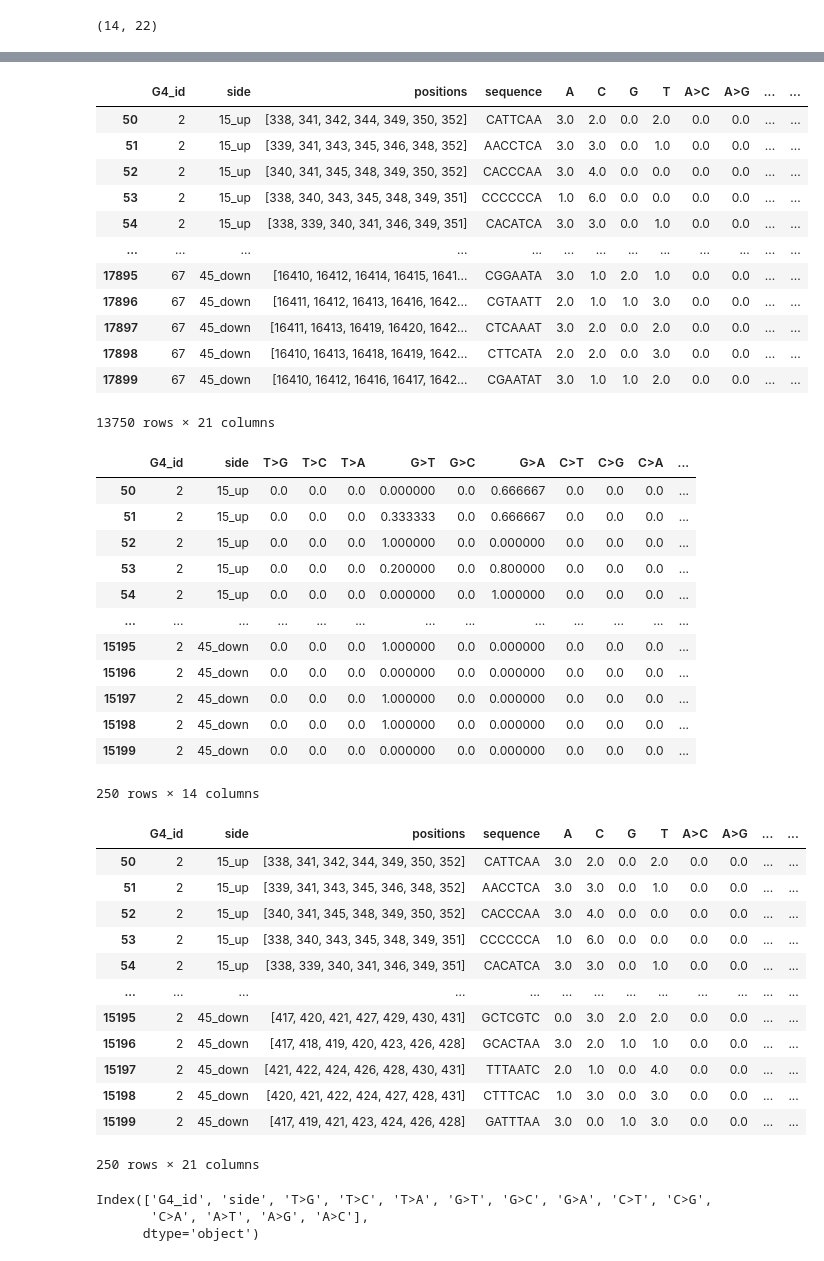
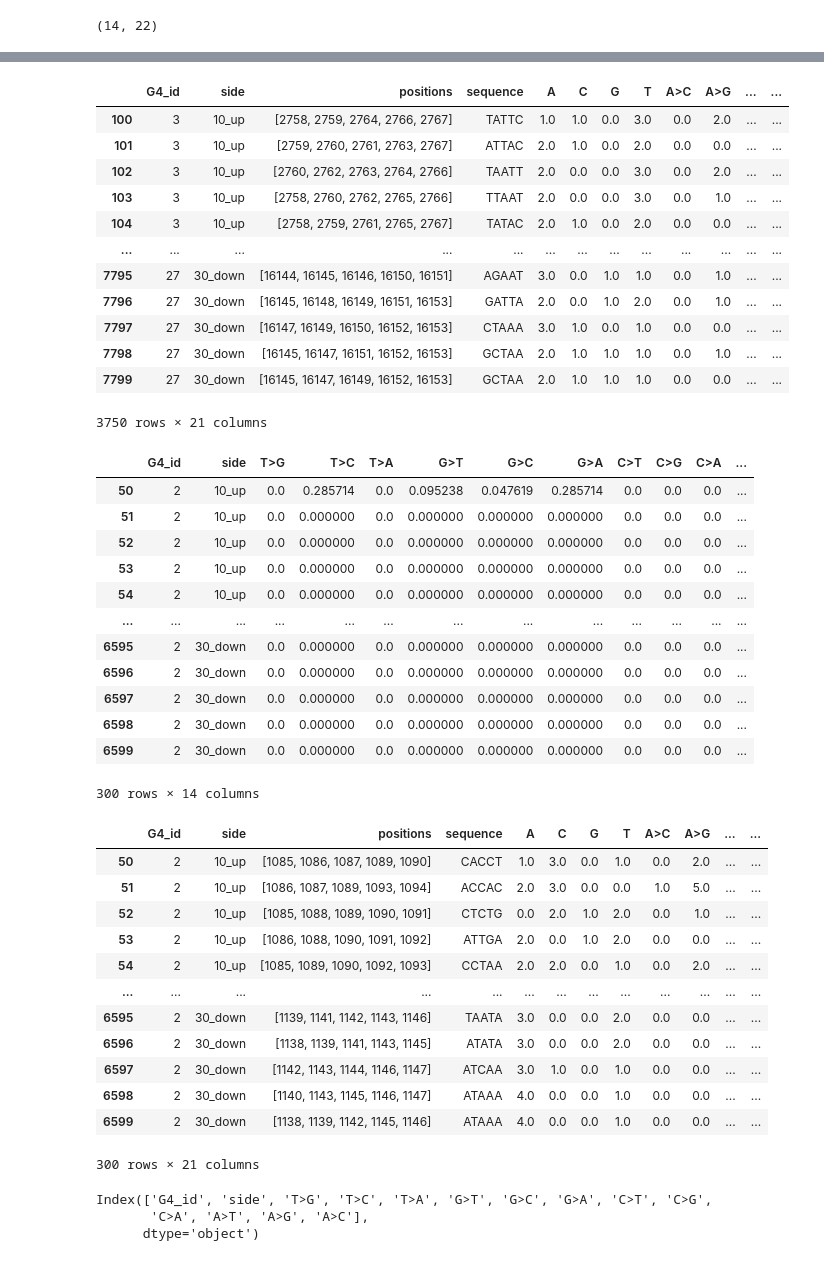
Before and after one commit to mitoclub/G4MutSpec, a Jupyter notebook: notebooks/mus_analysis_pqs_category.ipynb, the cells around one changed output, grey strips where cells are left out. Saved outputs shown, nothing was run; the diff lists cells and outputs as text; code cells hidden in the pictures.

```diff
--- a/notebooks/mus_analysis_pqs_category.ipynb
+++ b/notebooks/mus_analysis_pqs_category.ipynb
@@ -298,31 +305,31 @@ def collect_mut_cancer(df_cancers:pd.DataFrame, df_win:pd.DataFrame, regime:str)
 # %%
-all_sample_loops = sampling_data(df_loop_cancer[df_loop_cancer['sequence'].apply(lambda x: len(x)) >= 10],
+all_sample_loops = sampling_data(df_loop_mut_mus[df_loop_mut_mus['sequence'].apply(lambda x: len(x)) >= 10],
                                   sample_size=50, frac=0.5, mode='loops')
 # %%
 # pd.DataFrame(data=all_sample_loops)[:52]
 # %%
-df_sample_loops = collect_mut_cancer(df_cancers, make_sampling_df(all_sample_loops), regime='1col')
+df_sample_loops = collect_mut(df, make_sampling_df(all_sample_loops), regime='1col')
 # %%
-all_sample_data = sampling_data(df_15_col_cancer[['G4_id', 'side', 'window_start', 'window_end']],
+all_sample_data = sampling_data(df_10_col_mut[['G4_id', 'side', 'window_start', 'window_end']],
                                 sample_size=50, frac=0.5, mode='around')
 # %%
-df_sample_15 = collect_mut_cancer(df_cancers, make_sampling_df(all_sample_data), regime='1col')
+df_sample_10 = collect_mut(df, make_sampling_df(all_sample_data), regime='1col')
 # %%
-df_sample_15[df_sample_15['G4_id'].isin(df_sample_loops['G4_id'].unique())]
+df_sample_10[df_sample_10['G4_id'].isin(df_sample_loops['G4_id'].unique())]
 # %% [output]
 |  | G4_id | side | positions | sequence | A | C | G | T | A>C | A>G | ... | ... |
-| 50 | 2 | 15_up | [338, 341, 342, 344, 349, 350, 352] | CATTCAA | 3.0 | 2.0 | 0.0 | 2.0 | 0.0 | 0.0 | ... | ... |
-| 51 | 2 | 15_up | [339, 341, 343, 345, 346, 348, 352] | AACCTCA | 3.0 | 3.0 | 0.0 | 1.0 | 0.0 | 0.0 | ... | ... |
-| 52 | 2 | 15_up | [340, 341, 345, 348, 349, 350, 352] | CACCCAA | 3.0 | 4.0 | 0.0 | 0.0 | 0.0 | 0.0 | ... | ... |
-| 53 | 2 | 15_up | [338, 340, 343, 345, 348, 349, 351] | CCCCCCA | 1.0 | 6.0 | 0.0 | 0.0 | 0.0 | 0.0 | ... | ... |
-| 54 | 2 | 15_up | [338, 339, 340, 341, 346, 349, 351] | CACATCA | 3.0 | 3.0 | 0.0 | 1.0 | 0.0 | 0.0 | ... | ... |
+| 100 | 3 | 10_up | [2758, 2759, 2764, 2766, 2767] | TATTC | 1.0 | 1.0 | 0.0 | 3.0 | 0.0 | 2.0 | ... | ... |
+| 101 | 3 | 10_up | [2759, 2760, 2761, 2763, 2767] | ATTAC | 2.0 | 1.0 | 0.0 | 2.0 | 0.0 | 0.0 | ... | ... |
+| 102 | 3 | 10_up | [2760, 2762, 2763, 2764, 2766] | TAATT | 2.0 | 0.0 | 0.0 | 3.0 | 0.0 | 2.0 | ... | ... |
+| 103 | 3 | 10_up | [2758, 2760, 2762, 2765, 2766] | TTAAT | 2.0 | 0.0 | 0.0 | 3.0 | 0.0 | 1.0 | ... | ... |
+| 104 | 3 | 10_up | [2758, 2759, 2761, 2765, 2767] | TATAC | 2.0 | 1.0 | 0.0 | 2.0 | 0.0 | 0.0 | ... | ... |
 | ... | ... | ... | ... | ... | ... | ... | ... | ... | ... | ... | ... | ... |
-| 17895 | 67 | 45_down | [16410, 16412, 16414, 16415, 1641... | CGGAATA | 3.0 | 1.0 | 2.0 | 1.0 | 0.0 | 0.0 | ... | ... |
-| 17896 | 67 | 45_down | [16411, 16412, 16413, 16416, 1642... | CGTAATT | 2.0 | 1.0 | 1.0 | 3.0 | 0.0 | 0.0 | ... | ... |
-| 17897 | 67 | 45_down | [16411, 16413, 16419, 16420, 1642... | CTCAAAT | 3.0 | 2.0 | 0.0 | 2.0 | 0.0 | 0.0 | ... | ... |
-| 17898 | 67 | 45_down | [16410, 16413, 16418, 16419, 1642... | CTTCATA | 2.0 | 2.0 | 0.0 | 3.0 | 0.0 | 0.0 | ... | ... |
-| 17899 | 67 | 45_down | [16410, 16412, 16416, 16417, 1642... | CGAATAT | 3.0 | 1.0 | 1.0 | 2.0 | 0.0 | 0.0 | ... | ... |
+| 7795 | 27 | 30_down | [16144, 16145, 16146, 16150, 16151] | AGAAT | 3.0 | 0.0 | 1.0 | 1.0 | 0.0 | 1.0 | ... | ... |
+| 7796 | 27 | 30_down | [16145, 16148, 16149, 16151, 16153] | GATTA | 2.0 | 0.0 | 1.0 | 2.0 | 0.0 | 1.0 | ... | ... |
+| 7797 | 27 | 30_down | [16147, 16149, 16150, 16152, 16153] | CTAAA | 3.0 | 1.0 | 0.0 | 1.0 | 0.0 | 0.0 | ... | ... |
+| 7798 | 27 | 30_down | [16145, 16147, 16151, 16152, 16153] | GCTAA | 2.0 | 1.0 | 1.0 | 1.0 | 0.0 | 1.0 | ... | ... |
+| 7799 | 27 | 30_down | [16145, 16147, 16149, 16152, 16153] | GCTAA | 2.0 | 1.0 | 1.0 | 1.0 | 0.0 | 0.0 | ... | ... |
-13750 rows × 21 columns
+3750 rows × 21 columns
 # %%
 df_sample_norm_l = add_col_to_norm_mutspec(get_norm_mutspec(df_sample_loops), df_sample_loops)
 # %%
@@ -330,34 +337,34 @@ df_sample_norm_15 = add_col_to_norm_mutspec(get_norm_mutspec(df_sample_15), df_s
 # %%
-df_sample_norm_15[df_sample_norm_15['G4_id'] == 2]
+df_sample_norm_10[df_sample_norm_10['G4_id'] == 2]
 # %% [output]
 |  | G4_id | side | T>G | T>C | T>A | G>T | G>C | G>A | C>T | C>G | C>A | ... |
-| 50 | 2 | 15_up | 0.0 | 0.0 | 0.0 | 0.000000 | 0.0 | 0.666667 | 0.0 | 0.0 | 0.0 | ... |
-| 51 | 2 | 15_up | 0.0 | 0.0 | 0.0 | 0.333333 | 0.0 | 0.666667 | 0.0 | 0.0 | 0.0 | ... |
-| 52 | 2 | 15_up | 0.0 | 0.0 | 0.0 | 1.000000 | 0.0 | 0.000000 | 0.0 | 0.0 | 0.0 | ... |
-| 53 | 2 | 15_up | 0.0 | 0.0 | 0.0 | 0.200000 | 0.0 | 0.800000 | 0.0 | 0.0 | 0.0 | ... |
-| 54 | 2 | 15_up | 0.0 | 0.0 | 0.0 | 0.000000 | 0.0 | 1.000000 | 0.0 | 0.0 | 0.0 | ... |
+| 50 | 2 | 10_up | 0.0 | 0.285714 | 0.0 | 0.095238 | 0.047619 | 0.285714 | 0.0 | 0.0 | 0.0 | ... |
+| 51 | 2 | 10_up | 0.0 | 0.000000 | 0.0 | 0.000000 | 0.000000 | 0.000000 | 0.0 | 0.0 | 0.0 | ... |
+| 52 | 2 | 10_up | 0.0 | 0.000000 | 0.0 | 0.000000 | 0.000000 | 0.000000 | 0.0 | 0.0 | 0.0 | ... |
+| 53 | 2 | 10_up | 0.0 | 0.000000 | 0.0 | 0.000000 | 0.000000 | 0.000000 | 0.0 | 0.0 | 0.0 | ... |
+| 54 | 2 | 10_up | 0.0 | 0.000000 | 0.0 | 0.000000 | 0.000000 | 0.000000 | 0.0 | 0.0 | 0.0 | ... |
 | ... | ... | ... | ... | ... | ... | ... | ... | ... | ... | ... | ... | ... |
-| 15195 | 2 | 45_down | 0.0 | 0.0 | 0.0 | 1.000000 | 0.0 | 0.000000 | 0.0 | 0.0 | 0.0 | ... |
-| 15196 | 2 | 45_down | 0.0 | 0.0 | 0.0 | 0.000000 | 0.0 | 0.000000 | 0.0 | 0.0 | 0.0 | ... |
-| 15197 | 2 | 45_down | 0.0 | 0.0 | 0.0 | 1.000000 | 0.0 | 0.000000 | 0.0 | 0.0 | 0.0 | ... |
-| 15198 | 2 | 45_down | 0.0 | 0.0 | 0.0 | 1.000000 | 0.0 | 0.000000 | 0.0 | 0.0 | 0.0 | ... |
-| 15199 | 2 | 45_down | 0.0 | 0.0 | 0.0 | 0.000000 | 0.0 | 0.000000 | 0.0 | 0.0 | 0.0 | ... |
+| 6595 | 2 | 30_down | 0.0 | 0.000000 | 0.0 | 0.000000 | 0.000000 | 0.000000 | 0.0 | 0.0 | 0.0 | ... |
+| 6596 | 2 | 30_down | 0.0 | 0.000000 | 0.0 | 0.000000 | 0.000000 | 0.000000 | 0.0 | 0.0 | 0.0 | ... |
+| 6597 | 2 | 30_down | 0.0 | 0.000000 | 0.0 | 0.000000 | 0.000000 | 0.000000 | 0.0 | 0.0 | 0.0 | ... |
+| 6598 | 2 | 30_down | 0.0 | 0.000000 | 0.0 | 0.000000 | 0.000000 | 0.000000 | 0.0 | 0.0 | 0.0 | ... |
+| 6599 | 2 | 30_down | 0.0 | 0.000000 | 0.0 | 0.000000 | 0.000000 | 0.000000 | 0.0 | 0.0 | 0.0 | ... |
-250 rows × 14 columns
+300 rows × 14 columns
 # %%
-df_sample_15[df_sample_15['G4_id'] == 2]
+df_sample_10[df_sample_10['G4_id'] == 2]
 # %% [output]
 |  | G4_id | side | positions | sequence | A | C | G | T | A>C | A>G | ... | ... |
-| 50 | 2 | 15_up | [338, 341, 342, 344, 349, 350, 352] | CATTCAA | 3.0 | 2.0 | 0.0 | 2.0 | 0.0 | 0.0 | ... | ... |
-| 51 | 2 | 15_up | [339, 341, 343, 345, 346, 348, 352] | AACCTCA | 3.0 | 3.0 | 0.0 | 1.0 | 0.0 | 0.0 | ... | ... |
-| 52 | 2 | 15_up | [340, 341, 345, 348, 349, 350, 352] | CACCCAA | 3.0 | 4.0 | 0.0 | 0.0 | 0.0 | 0.0 | ... | ... |
-| 53 | 2 | 15_up | [338, 340, 343, 345, 348, 349, 351] | CCCCCCA | 1.0 | 6.0 | 0.0 | 0.0 | 0.0 | 0.0 | ... | ... |
-| 54 | 2 | 15_up | [338, 339, 340, 341, 346, 349, 351] | CACATCA | 3.0 | 3.0 | 0.0 | 1.0 | 0.0 | 0.0 | ... | ... |
+| 50 | 2 | 10_up | [1085, 1086, 1087, 1089, 1090] | CACCT | 1.0 | 3.0 | 0.0 | 1.0 | 0.0 | 2.0 | ... | ... |
+| 51 | 2 | 10_up | [1086, 1087, 1089, 1093, 1094] | ACCAC | 2.0 | 3.0 | 0.0 | 0.0 | 1.0 | 5.0 | ... | ... |
+| 52 | 2 | 10_up | [1085, 1088, 1089, 1090, 1091] | CTCTG | 0.0 | 2.0 | 1.0 | 2.0 | 0.0 | 1.0 | ... | ... |
+| 53 | 2 | 10_up | [1086, 1088, 1090, 1091, 1092] | ATTGA | 2.0 | 0.0 | 1.0 | 2.0 | 0.0 | 0.0 | ... | ... |
+| 54 | 2 | 10_up | [1085, 1089, 1090, 1092, 1093] | CCTAA | 2.0 | 2.0 | 0.0 | 1.0 | 0.0 | 2.0 | ... | ... |
 | ... | ... | ... | ... | ... | ... | ... | ... | ... | ... | ... | ... | ... |
-| 15195 | 2 | 45_down | [417, 420, 421, 427, 429, 430, 431] | GCTCGTC | 0.0 | 3.0 | 2.0 | 2.0 | 0.0 | 0.0 | ... | ... |
-| 15196 | 2 | 45_down | [417, 418, 419, 420, 423, 426, 428] | GCACTAA | 3.0 | 2.0 | 1.0 | 1.0 | 0.0 | 0.0 | ... | ... |
-| 15197 | 2 | 45_down | [421, 422, 424, 426, 428, 430, 431] | TTTAATC | 2.0 | 1.0 | 0.0 | 4.0 | 0.0 | 0.0 | ... | ... |
-| 15198 | 2 | 45_down | [420, 421, 422, 424, 427, 428, 431] | CTTTCAC | 1.0 | 3.0 | 0.0 | 3.0 | 0.0 | 0.0 | ... | ... |
-| 15199 | 2 | 45_down | [417, 419, 421, 423, 424, 426, 428] | GATTTAA | 3.0 | 0.0 | 1.0 | 3.0 | 0.0 | 0.0 | ... | ... |
+| 6595 | 2 | 30_down | [1139, 1141, 1142, 1143, 1146] | TAATA | 3.0 | 0.0 | 0.0 | 2.0 | 0.0 | 0.0 | ... | ... |
+| 6596 | 2 | 30_down | [1138, 1139, 1141, 1143, 1145] | ATATA | 3.0 | 0.0 | 0.0 | 2.0 | 0.0 | 0.0 | ... | ... |
+| 6597 | 2 | 30_down | [1142, 1143, 1144, 1146, 1147] | ATCAA | 3.0 | 1.0 | 0.0 | 1.0 | 0.0 | 0.0 | ... | ... |
+| 6598 | 2 | 30_down | [1140, 1143, 1145, 1146, 1147] | ATAAA | 4.0 | 0.0 | 0.0 | 1.0 | 0.0 | 0.0 | ... | ... |
+| 6599 | 2 | 30_down | [1138, 1139, 1142, 1145, 1146] | ATAAA | 4.0 | 0.0 | 0.0 | 1.0 | 0.0 | 0.0 | ... | ... |
-250 rows × 21 columns
+300 rows × 21 columns
 # %%
 df_sample_norm_concat = pd.concat([df_sample_norm_l,
```
Also changed, not shown: parts of 22 cells of this notebook, 2 other files.
